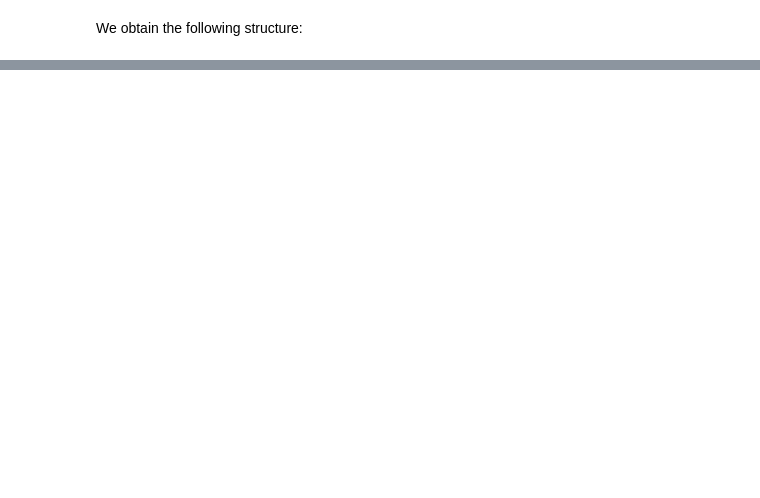
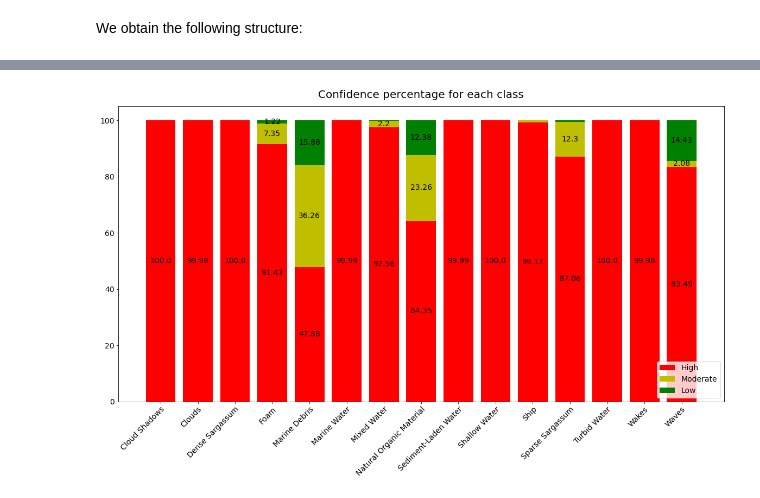
Before and after one commit to rolench/Magnanelli-MarineDebrisClassification-project, a Jupyter notebook: marineDebrisClassification/Marine_debris_classification.ipynb, the cells around one changed output, grey strips where cells are left out. Drawn from its saved outputs; the diff is of its cells as text; code cells hidden in the pictures; blank space fills up the shorter version.

```diff
--- a/marineDebrisClassification/Marine_debris_classification.ipynb
+++ b/marineDebrisClassification/Marine_debris_classification.ipynb
@@ -580,0 +906,11 @@ df.describe()
+# %%
+tile_df = df1[['Class', 'Tile', 'Date']].groupby(['Tile', 'Class']).size()
+tile_df = tile_df.unstack().fillna(0)
+
+tile_df.index = tile_df.index.map(roi_dict)
+tile_df['Total'] = tile_df.sum(axis=1)
+tile_df.insert(0, 'Dates', df1[['Tile', 'Date']].groupby(['Tile']).nunique())
+tile_df.loc['Total'] = tile_df.sum()
+
+tile_df = tile_df.astype(np.int32)
+tile_df
@@ -580,0 +968,9 @@ df.describe()
+# %%
+conf_df = df1[['Confidence', 'Class']].groupby(['Confidence', 'Class']).size()
+conf_df = conf_df.unstack().fillna(0)
+
+conf_df.index = [x.name for x in Conf_map][1:]
+
+conf_df.loc['Total'] = conf_df.sum()
+conf_df = conf_df.astype(np.int32)
+conf_df
@@ -580,0 +983,38 @@ df.describe()
+# %%
+conf_df.loc['H_%'] = conf_df.loc['High'] / conf_df.loc['Total'] \
+    .astype(np.float32) * 100
+conf_df.loc['M_%'] = conf_df.loc['Moderate'] / conf_df.loc['Total'] \
+    .astype(np.float32) * 100
+conf_df.loc['L_%'] = conf_df.loc['Low'] / conf_df.loc['Total'] \
+    .astype(np.float32) * 100
+
+indices = conf_df.T.index
+high = conf_df.T['H_%']
+mod = conf_df.T['M_%']
+low = conf_df.T['L_%']
+
+plt.figure(figsize=(20,10))
+plt.bar(indices, high, color='r')
+plt.bar(indices, mod, bottom=high, color='y')
+plt.bar(indices, low, bottom=high+mod, color='g')
+
+th = 0.9
+for i in range(len(indices)):
+    if high[i] > th:
+        plt.text(i, high[i]/2, round(high[i], 2),
+                 ha = 'center', va = 'center', fontsize=14)
+    if mod[i] > th:
+        plt.text(i, mod[i]/2 + high[i], round(mod[i], 2),
+                 ha = 'center', va = 'center', fontsize=14)
+    if low[i] > th:
+        plt.text(i, low[i]/2 + high[i] + mod[i], round(low[i], 2),
+                 ha = 'center', va = 'center', fontsize=14)
+
+plt.xticks(fontsize=14, rotation=45, ha="right", rotation_mode="anchor")
+plt.yticks(fontsize=14)
+plt.legend(['High', 'Moderate', 'Low'], loc='lower right', fontsize=14)
+plt.title("Confidence percentage for each class", fontsize=20, pad=15)
+plt.ylim([0, 105])
+plt.show()
+# %% [output]
+[figure, added]
```
Also changed, not shown: parts of 138 cells of this notebook.
